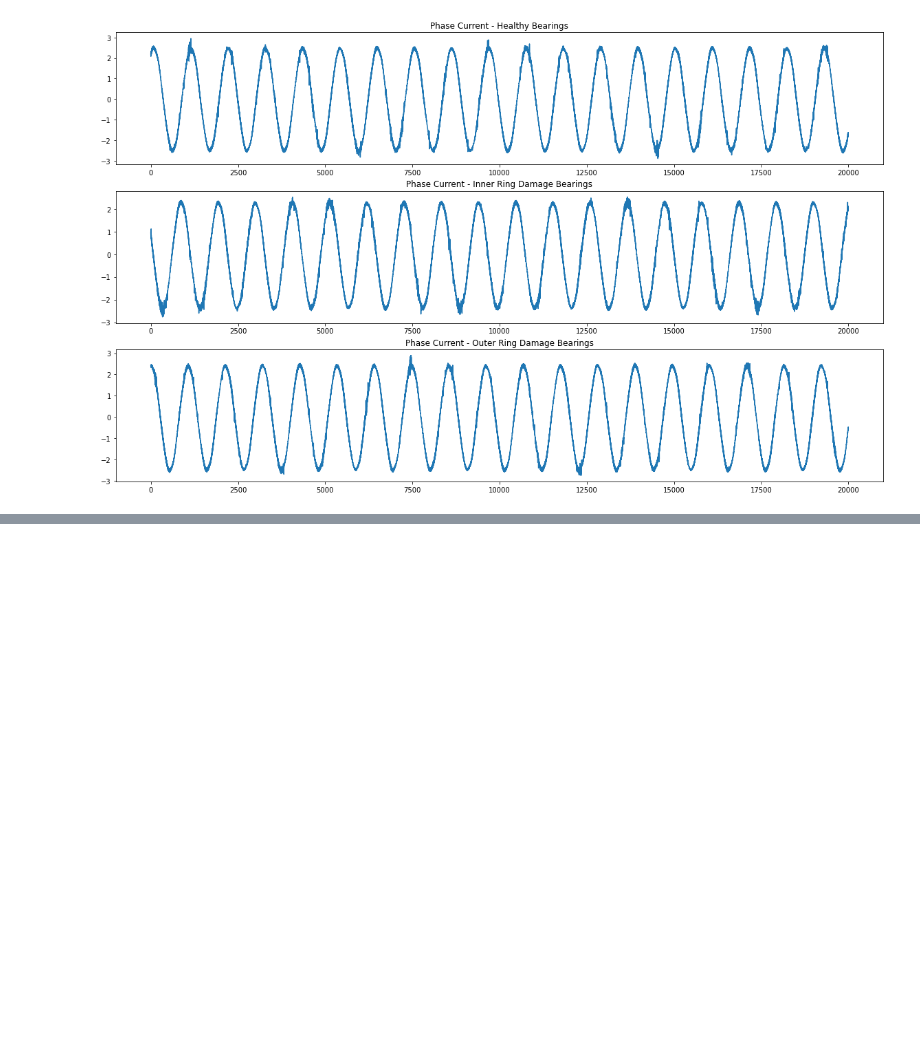
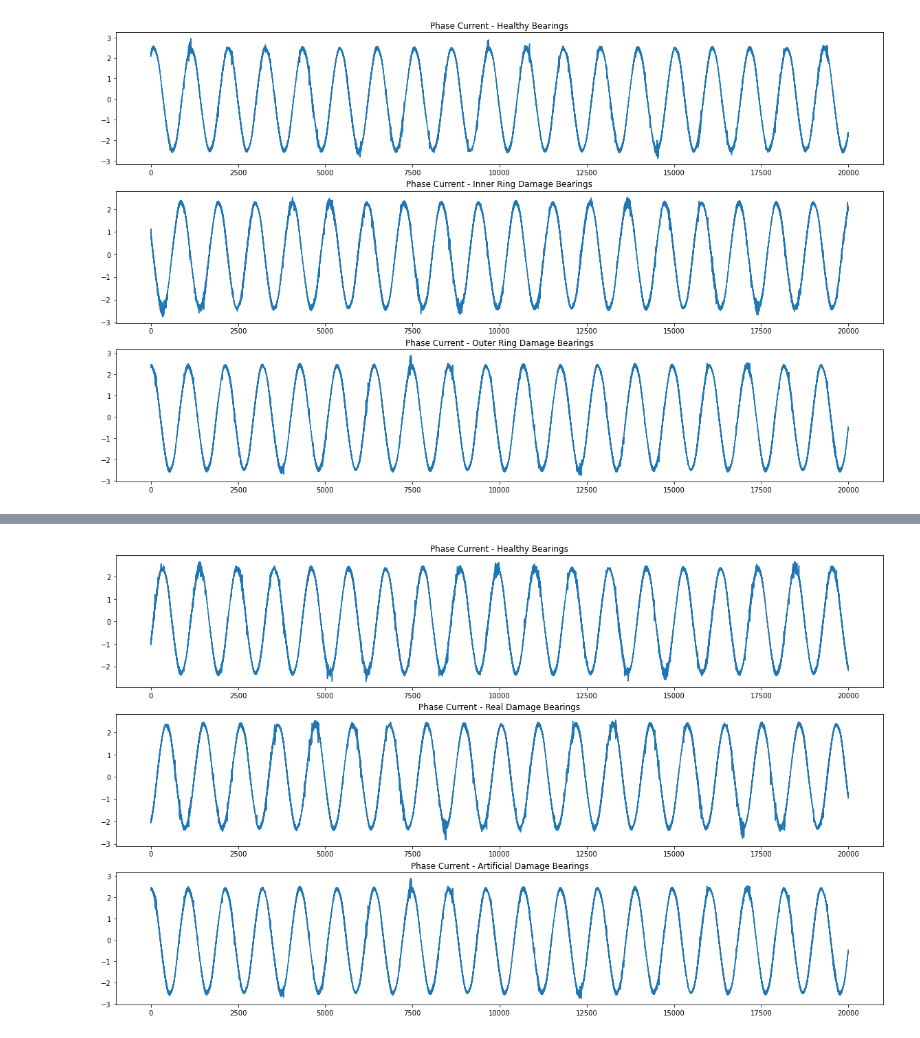
Before and after one commit to data-describe/awesome-data-science-models, a Jupyter notebook: iot-condition-monitoring/EDA/EDA_bearing_condition_monitoring.ipynb, the cells around one changed output, grey strips where cells are left out. Cells and saved outputs as stored; diff of their text form; code cells hidden in the pictures; blank space fills up the shorter version.

```diff
--- a/iot-condition-monitoring/EDA/EDA_bearing_condition_monitoring.ipynb
+++ b/iot-condition-monitoring/EDA/EDA_bearing_condition_monitoring.ipynb
@@ -277,0 +311,17 @@ axs[2].title.set_text('Phase Current - Outer Ring Damage Bearings')
+# %%
+healthy_bearing = healthy_bearing.rename(columns = {'phase_current_1':'healthy_phase_current'})
+real_damage_bearing = real_damage_bearing.rename(columns = {'phase_current_1':'real_damage_phase_current'})
+artificial_damage = artificial_damage.rename(columns = {'phase_current_1':'artificial_damage_phase_current'})
+
+phase_current_data = pd.concat([healthy_bearing['healthy_phase_current'],real_damage_bearing['real_damage_phase_current'],
+                                artificial_damage['artificial_damage_phase_current']], axis = 1)
+
+fig, axs = plt.subplots(3, figsize=(20, 12))
+axs[0].plot(phase_current_data['healthy_phase_current'][0:20000])
+axs[1].plot(phase_current_data['real_damage_phase_current'][0:20000])
+axs[2].plot(phase_current_data['artificial_damage_phase_current'][0:20000])
+axs[0].title.set_text('Phase Current - Healthy Bearings')
+axs[1].title.set_text('Phase Current - Real Damage Bearings')
+axs[2].title.set_text('Phase Current - Artificial Damage Bearings')
+# %% [output]
+[figure, added]
```
Also changed, not shown: parts of 17 cells of this notebook.
